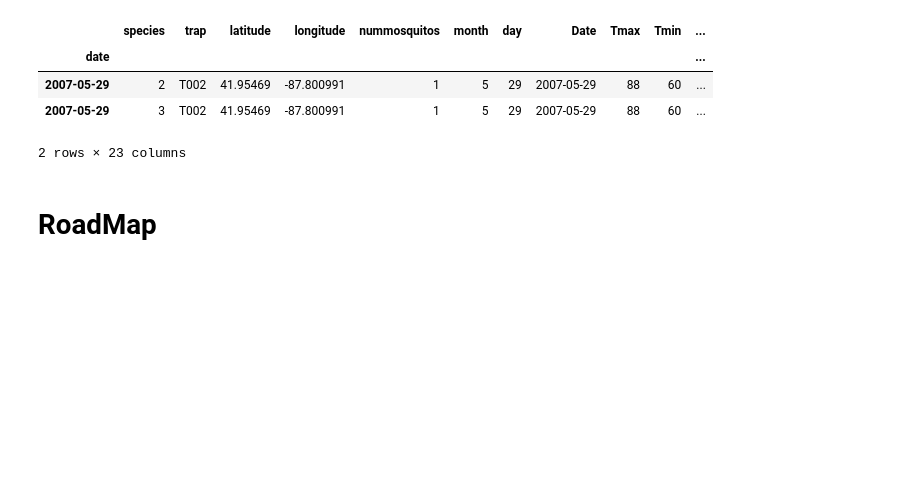
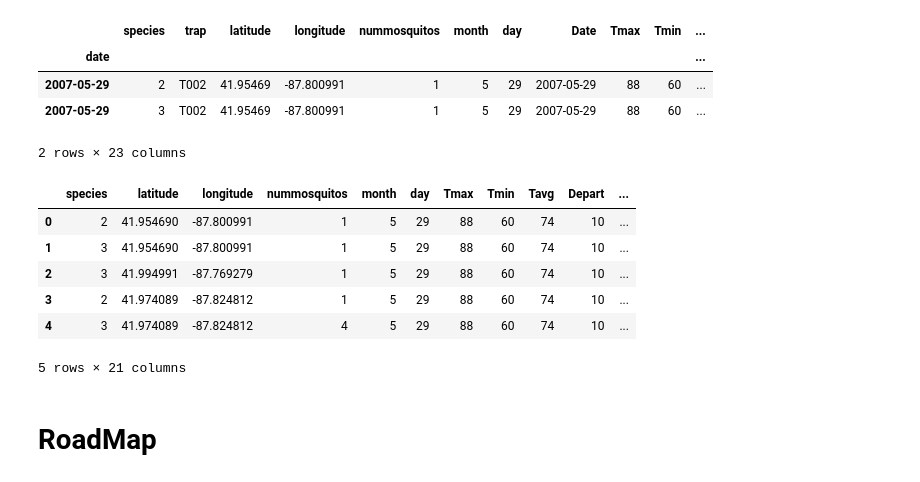
Before and after one commit to babebe/West-Nile-Virus, a Jupyter notebook: Exploration.ipynb, the cells around one changed output. Cells and saved outputs as stored; diff of their text form; code cells hidden in the pictures; blank space fills up the shorter version.

```diff
--- a/Exploration.ipynb
+++ b/Exploration.ipynb
@@ -330,6 +351,5 @@ for col in weather[['Tavg','Sunrise','Sunset','Tavg','Depart','Heat','Cool']]:
     weather[col]=weather[col].astype(int)
 weather.AvgSpeed=weather.AvgSpeed.astype(float)
 # %%
-
 le = preprocessing.LabelEncoder()
-weather.iloc[:,12]=le.fit_transform(weather.iloc[:,12])
+label_encoder=le.fit_transform(weather.iloc[:,12])
@@ -479,8 +503,22 @@ df.head(2)
 | 2007-05-29 | 2 | T002 | 41.95469 | -87.800991 | 1 | 5 | 29 | 2007-05-29 | 88 | 60 | ... |
 | 2007-05-29 | 3 | T002 | 41.95469 | -87.800991 | 1 | 5 | 29 | 2007-05-29 | 88 | 60 | ... |
 2 rows × 23 columns
+# %%
+#create final dataframe for modeling and convert to csv
+df.reset_index(level=0, inplace=True)
+df=df.drop(['Date','trap','date'], axis=1)
 # %%
 df.to_csv('df.csv')
+# %%
+df.head()
+# %% [output]
+|  | species | latitude | longitude | nummosquitos | month | day | Tmax | Tmin | Tavg | Depart | ... |
+| 0 | 2 | 41.954690 | -87.800991 | 1 | 5 | 29 | 88 | 60 | 74 | 10 | ... |
+| 1 | 3 | 41.954690 | -87.800991 | 1 | 5 | 29 | 88 | 60 | 74 | 10 | ... |
+| 2 | 3 | 41.994991 | -87.769279 | 1 | 5 | 29 | 88 | 60 | 74 | 10 | ... |
+| 3 | 2 | 41.974089 | -87.824812 | 1 | 5 | 29 | 88 | 60 | 74 | 10 | ... |
+| 4 | 3 | 41.974089 | -87.824812 | 4 | 5 | 29 | 88 | 60 | 74 | 10 | ... |
+5 rows × 21 columns
 # %% [markdown]
 # RoadMap
 # %% [markdown]
```
Also changed, not shown: parts of 5 cells of this notebook, 1 other file.
